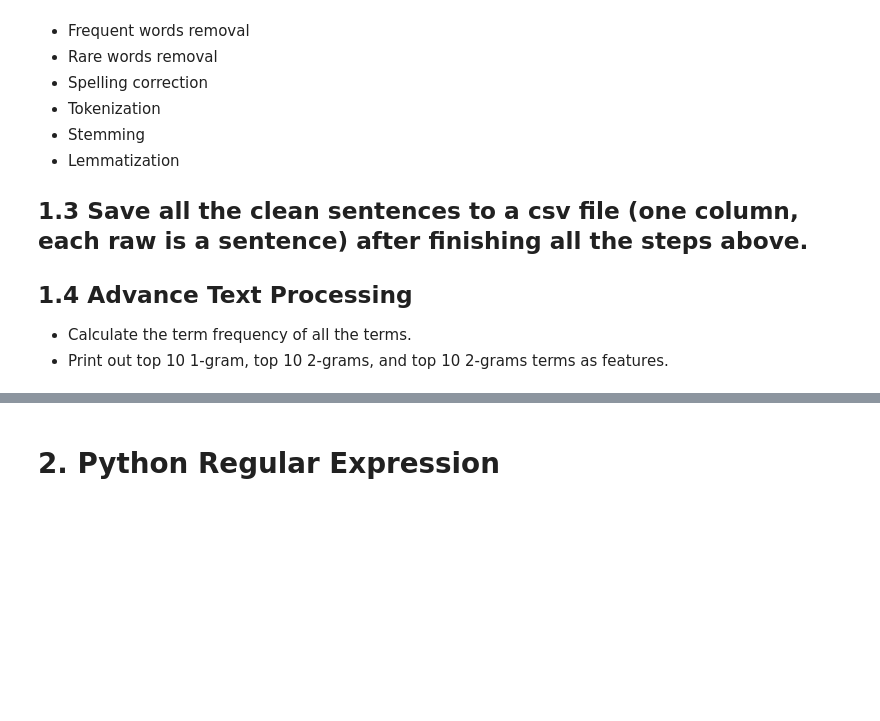
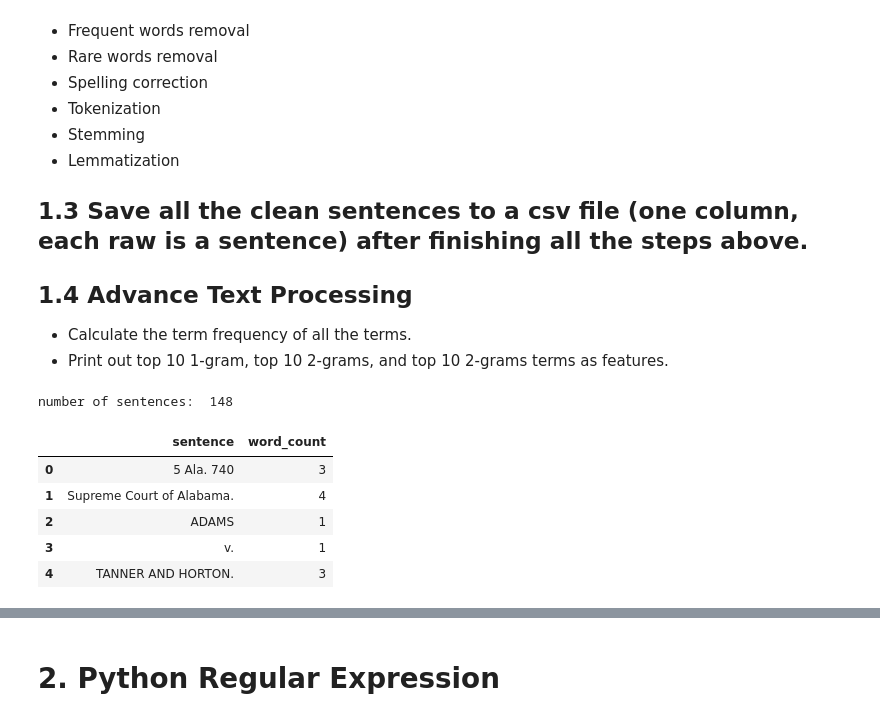
Before and after one commit to NikhithaKunati/INFO5731_Spring2020, a Jupyter notebook: Copy_of_In_class_exercise_04.ipynb, the cells around one changed output, grey strips where cells are left out. Saved outputs shown, nothing was run; the diff lists cells and outputs as text; code cells hidden in the pictures; blank space fills up the shorter version.

```diff
--- a/Copy_of_In_class_exercise_04.ipynb
+++ b/Copy_of_In_class_exercise_04.ipynb
@@ -43,0 +42,25 @@ Here is a [legal case](https://github.com/unt-iialab/INFO5731_Spring2020/blob/ma
+# %%
+# Write your code here
+import pandas as pd
+
+data_file="https://raw.githubusercontent.com/unt-iialab/INFO5731_Spring2020/master/In_class_exercise/01-05-1%20%20Adams%20v%20Tanner.txt"
+data=pd.read_csv(data_file,error_bad_lines=False,names=['sentence'])
+print("number of sentences: ",len(data['sentence']))
+# %% [output]
+number of sentences:  148
+# %%
+#number of word
+import pandas as pd
+data_url="https://raw.githubusercontent.com/unt-iialab/INFO5731_Spring2020/master/In_class_exercise/01-05-1%20%20Adams%20v%20Tanner.txt"
+data = pd.read_csv(data_url,error_bad_lines=False,names=['sentence'])
+sentence=data["sentence"] != ""
+data=data[sentence]
+data['word_count'] = data['sentence'].apply(lambda x: len(str(x).split(" ")))
+data[['sentence','word_count']].head()
+# %% [output]
+|  | sentence | word_count |
+| 0 | 5 Ala. 740 | 3 |
+| 1 | Supreme Court of Alabama. | 4 |
+| 2 | ADAMS | 1 |
+| 3 | v. | 1 |
+| 4 | TANNER AND HORTON. | 3 |
```
Also changed, not shown: parts of 21 cells of this notebook.
